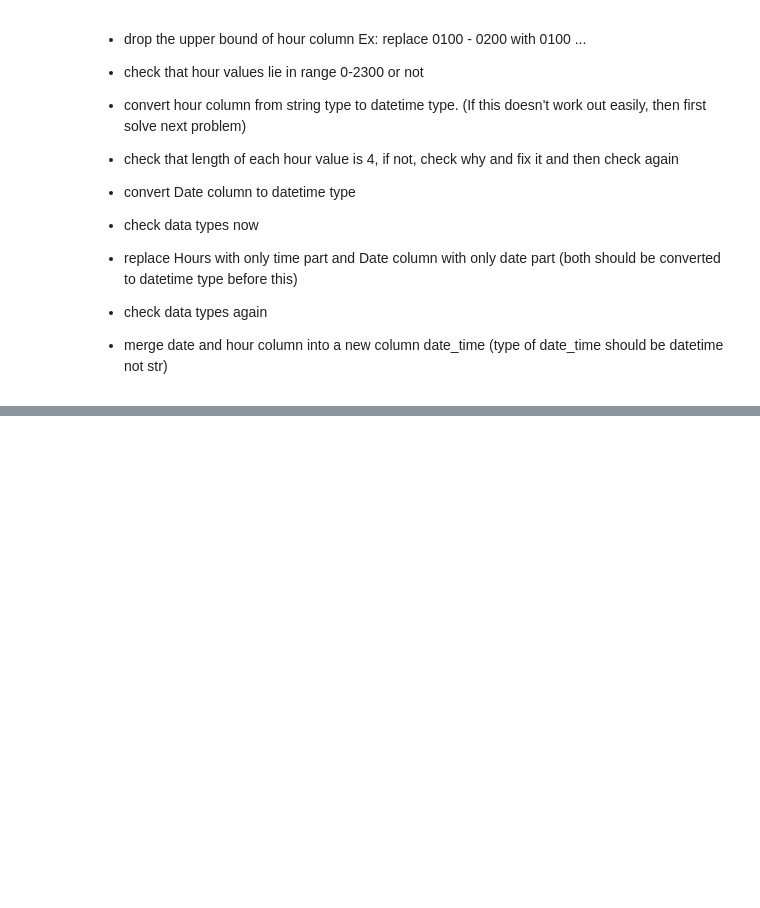
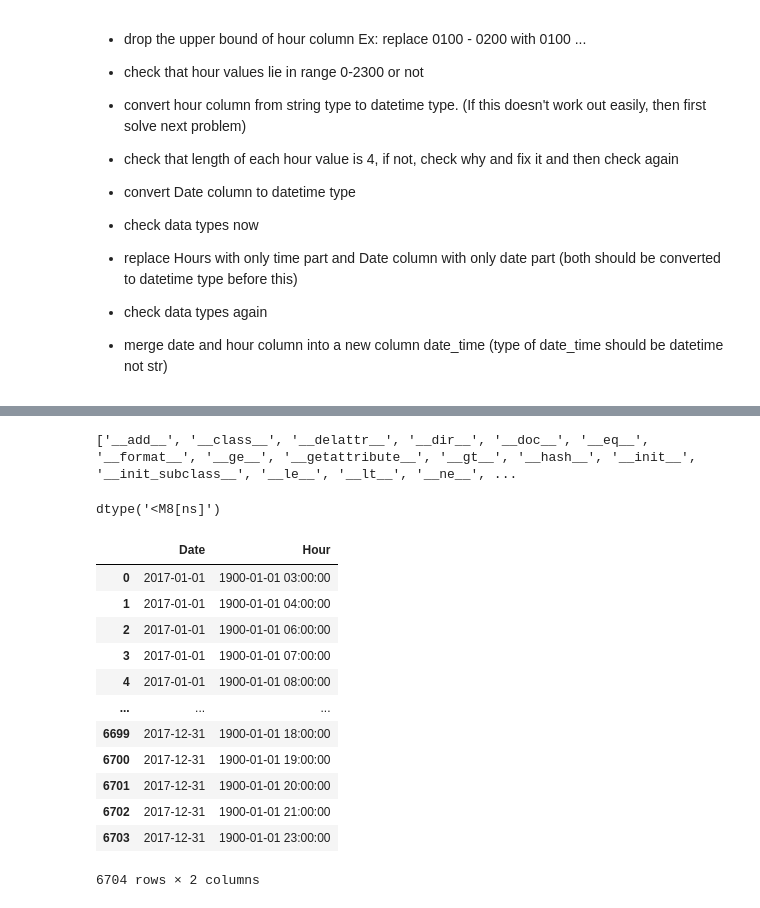
Before and after one commit to leangaurav/dsc_weekday_2020_09_24, a Jupyter notebook: Assignments/Akilan/Assignment_AWT/AWT_Pandas.ipynb, the cells around one changed output, grey strips where cells are left out. Cells and saved outputs as stored; diff of their text form; code cells hidden in the pictures; blank space fills up the shorter version.

```diff
--- a/Assignments/Akilan/Assignment_AWT/AWT_Pandas.ipynb
+++ b/Assignments/Akilan/Assignment_AWT/AWT_Pandas.ipynb
@@ -56,3 +147,7 @@
 - replace Hours with only time part and Date column with only date part (both should  be converted to datetime type before this)
 - check data types again
 - merge date and hour column into a new column date_time (type of date_time should be datetime not str)
+# %%
+#awt["Hour"]=pd.to_datetime(awt["Hour"],format="%H%M").dt.time
+#awt["Date"]=pd.to_datetime(awt["Date"]).dt.date
+awt["Hour"]=pd.to_datetime(awt["Hour"],format="%H%M")
@@ -58,0 +156,4 @@
+# %%
+a1= awt["Date"].apply(lambda x: pd.to_datetime(x) if isinstance(x,str) else x)
+awt["Date"]=a1
+awt.dtypes
@@ -58,0 +181,25 @@
+# %%
+print(dir(pd.datetime))
+# %% [output]
+['__add__', '__class__', '__delattr__', '__dir__', '__doc__', '__eq__', '__format__', '__ge__', '__getattribute__', '__gt__', '__hash__', '__init__', '__init_subclass__', '__le__', '__lt__', '__ne__', ...
+# %%
+awt.dtypes["Hour"]
+# %% [output]
+dtype('<M8[ns]')
+# %%
+import numpy as np
+awt.select_dtypes(include=[np.datetime64])
+# %% [output]
+|  | Date | Hour |
+| 0 | 2017-01-01 | 1900-01-01 03:00:00 |
+| 1 | 2017-01-01 | 1900-01-01 04:00:00 |
+| 2 | 2017-01-01 | 1900-01-01 06:00:00 |
+| 3 | 2017-01-01 | 1900-01-01 07:00:00 |
+| 4 | 2017-01-01 | 1900-01-01 08:00:00 |
+| ... | ... | ... |
+| 6699 | 2017-12-31 | 1900-01-01 18:00:00 |
+| 6700 | 2017-12-31 | 1900-01-01 19:00:00 |
+| 6701 | 2017-12-31 | 1900-01-01 20:00:00 |
+| 6702 | 2017-12-31 | 1900-01-01 21:00:00 |
+| 6703 | 2017-12-31 | 1900-01-01 23:00:00 |
+6704 rows × 2 columns
```
Also changed, not shown: parts of 9 cells of this notebook, 1 other file.
